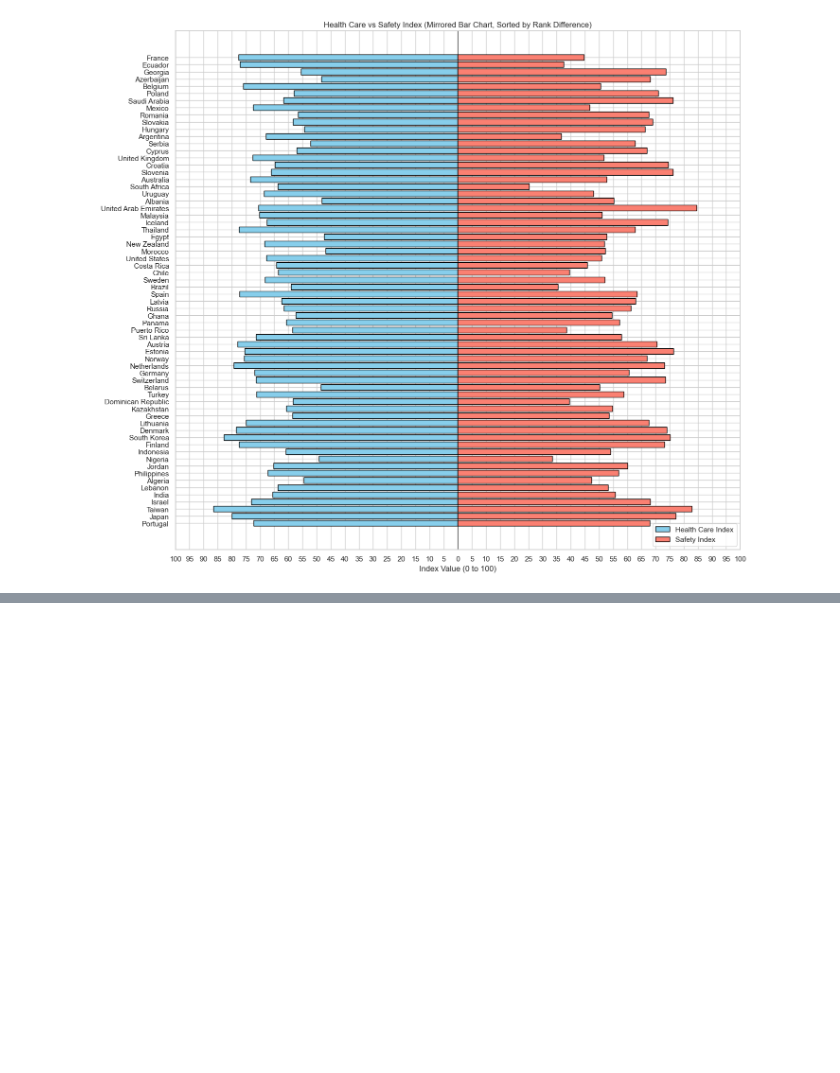
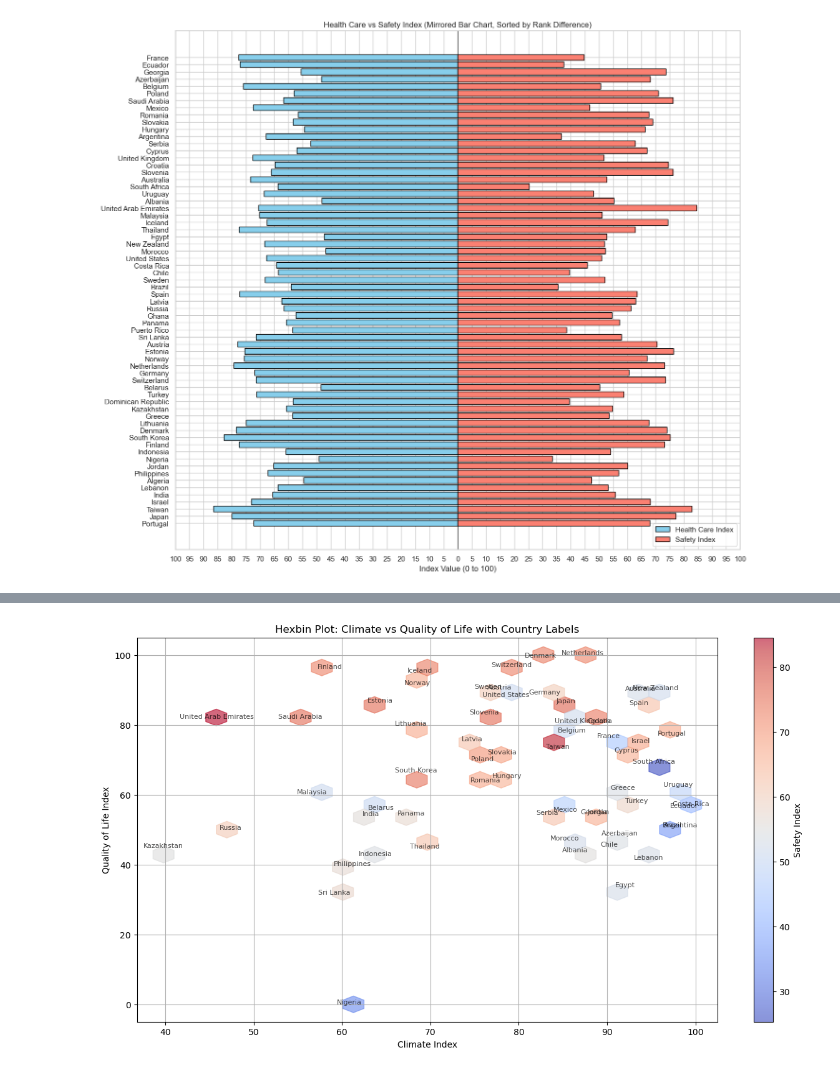
Before and after one commit to IuliaBunescu/tourism_clustering_project, a Jupyter notebook: EDA/eda.ipynb, the cells around one changed output, grey strips where cells are left out. Drawn from its saved outputs; the diff is of its cells as text; code cells hidden in the pictures; blank space fills up the shorter version.

```diff
--- a/EDA/eda.ipynb
+++ b/EDA/eda.ipynb
@@ -298,0 +302,3 @@ plt.show()
+# %%
+df = pd.read_csv("../Data/final_dataset.csv")
+df.head()
@@ -298,0 +316,32 @@ plt.show()
+# %%
+df_clean = df[['CountryName', 'ClimateIndex', 'QualityOfLifeIndex', 'SafetyIndex', 'PollutionIndex']].dropna()
+
+scaler = MinMaxScaler(feature_range=(0, 100))
+df_clean['QualityOfLifeIndex'] = scaler.fit_transform(df_clean[['QualityOfLifeIndex']])
+
+data = df_clean[['CountryName','ClimateIndex','QualityOfLifeIndex', 'SafetyIndex']].dropna()
+
+data.rename(columns={
+    'ClimateIndex': 'Climate Index',
+    'QualityOfLifeIndex': 'Quality of Life Index'
+}, inplace=True)
+
+plt.figure(figsize=(15, 8))
+hb = plt.hexbin(
+    data['Climate Index'],
+    data['Quality of Life Index'],
+    data['SafetyIndex'],
+    gridsize=25, cmap='coolwarm', alpha=0.6
+)
+
+for i, row in data.iterrows():
+    plt.text(row['Climate Index'], row['Quality of Life Index'], row['CountryName'], fontsize=8, ha='center', alpha=0.7)
+
+plt.colorbar(hb, label="Safety Index")
+plt.xlabel("Climate Index")
+plt.ylabel("Quality of Life Index")
+plt.title("Hexbin Plot: Climate vs Quality of Life with Country Labels")
+plt.grid(True)
+plt.show()
+# %% [output]
+[figure, added]
```
Also changed, not shown: parts of 5 cells of this notebook.
